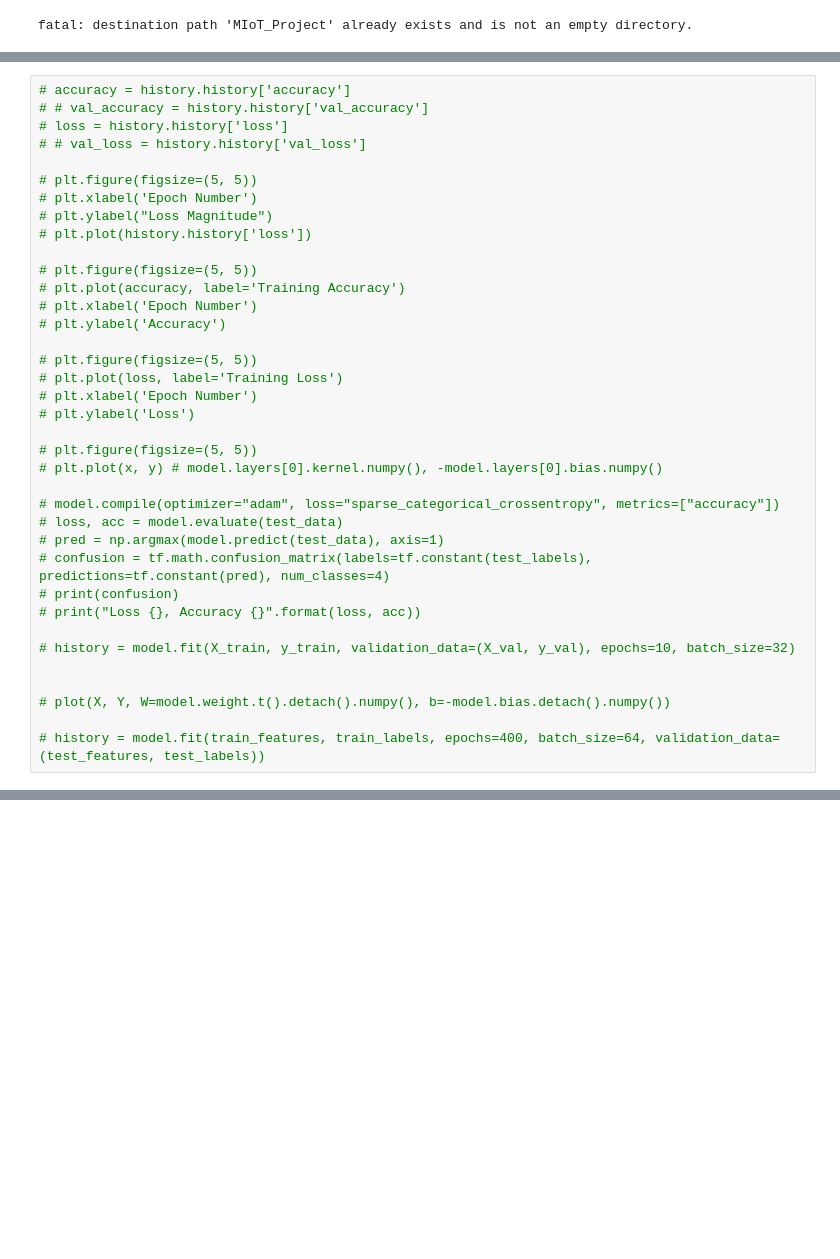
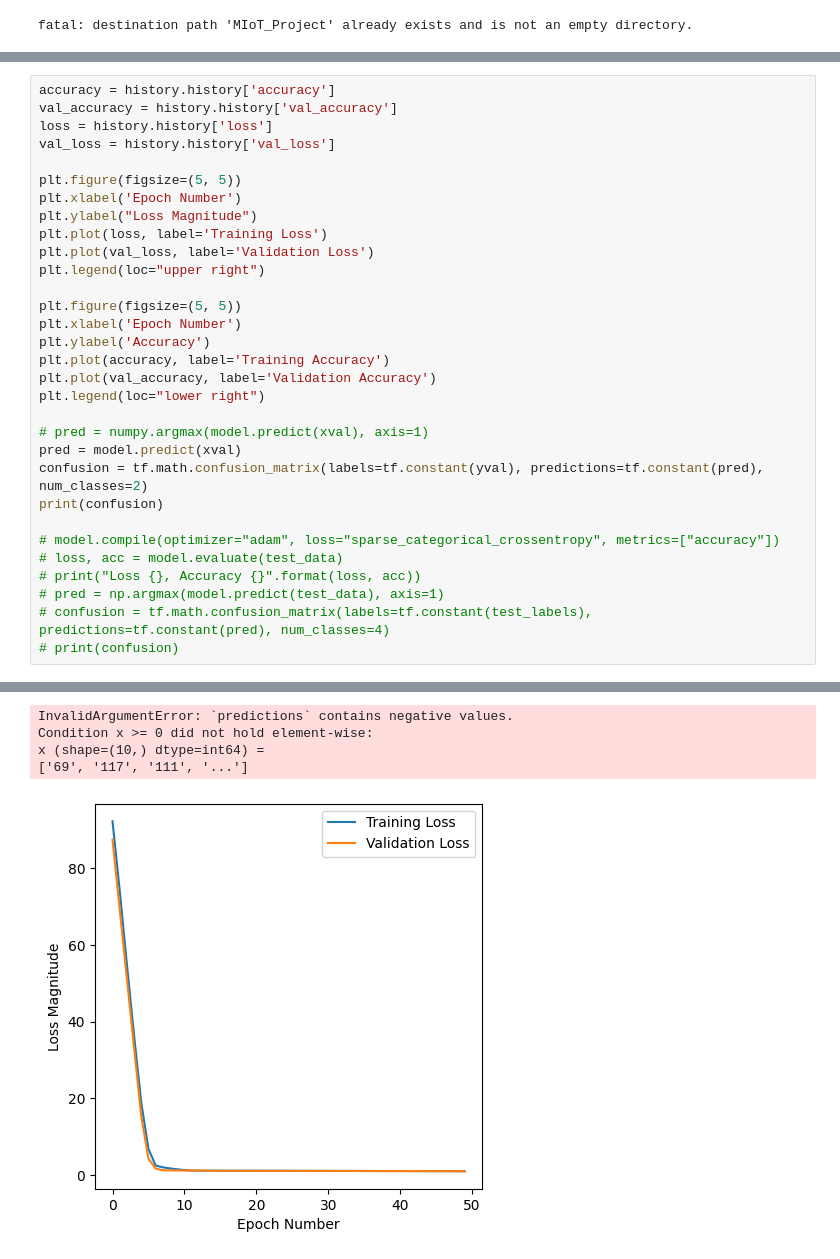
Before and after one commit to aclightbody/MIoT_Project, a Jupyter notebook: Project_ESP32_MPU6050_DMP6/Scripts/train.ipynb, the cells around one changed output, grey strips where cells are left out. Saved outputs shown, nothing was run; the diff lists cells and outputs as text; blank space fills up the shorter version.

```diff
--- a/Project_ESP32_MPU6050_DMP6/Scripts/train.ipynb
+++ b/Project_ESP32_MPU6050_DMP6/Scripts/train.ipynb
@@ -83,39 +128,34 @@ Model: "sequential"
  Non-trainable params: 0 (0.00 B)
  Optimizer params: 8 (36.00 B)
 # %%
-# accuracy = history.history['accuracy']
-# # val_accuracy = history.history['val_accuracy']
-# loss = history.history['loss']
-# # val_loss = history.history['val_loss']
+accuracy = history.history['accuracy']
+val_accuracy = history.history['val_accuracy']
+loss = history.history['loss']
+val_loss = history.history['val_loss']
 
-# plt.figure(figsize=(5, 5))
-# plt.xlabel('Epoch Number')
-# plt.ylabel("Loss Magnitude")
-# plt.plot(history.history['loss'])
+plt.figure(figsize=(5, 5))
+plt.xlabel('Epoch Number')
+plt.ylabel("Loss Magnitude")
+plt.plot(loss, label='Training Loss')
+plt.plot(val_loss, label='Validation Loss')
+plt.legend(loc="upper right")
 
-# plt.figure(figsize=(5, 5))
-# plt.plot(accuracy, label='Training Accuracy')
-# plt.xlabel('Epoch Number')
-# plt.ylabel('Accuracy')
+plt.figure(figsize=(5, 5))
+plt.xlabel('Epoch Number')
+plt.ylabel('Accuracy')
+plt.plot(accuracy, label='Training Accuracy')
+plt.plot(val_accuracy, label='Validation Accuracy')
+plt.legend(loc="lower right")
 
-# plt.figure(figsize=(5, 5))
-# plt.plot(loss, label='Training Loss')
-# plt.xlabel('Epoch Number')
-# plt.ylabel('Loss')
-
-# plt.figure(figsize=(5, 5))
-# plt.plot(x, y) # model.layers[0].kernel.numpy(), -model.layers[0].bias.numpy()
+# pred = numpy.argmax(model.predict(xval), axis=1)
+pred = model.predict(xval)
+confusion = tf.math.confusion_matrix(labels=tf.constant(yval), predictions=tf.constant(pred), num_classes=2)
+print(confusion)
 
 # model.compile(optimizer="adam", loss="sparse_categorical_crossentropy", metrics=["accuracy"])
 # loss, acc = model.evaluate(test_data)
+# print("Loss {}, Accuracy {}".format(loss, acc))
 # pred = np.argmax(model.predict(test_data), axis=1)
 # confusion = tf.math.confusion_matrix(labels=tf.constant(test_labels), predictions=tf.constant(pred), num_classes=4)
 # print(confusion)
-# print("Loss {}, Accuracy {}".format(loss, acc))
-
-# history = model.fit(X_train, y_train, validation_data=(X_val, y_val), epochs=10, batch_size=32)
-
-
-# plot(X, Y, W=model.weight.t().detach().numpy(), b=-model.bias.detach().numpy())
-
-# history = model.fit(train_features, train_labels, epochs=400, batch_size=64, validation_data=(test_features, test_labels))
+# %% [output]
@@ -121,0 +163,5 @@ Model: "sequential"
+InvalidArgumentError: `predictions` contains negative values.
+Condition x >= 0 did not hold element-wise:
+x (shape=(10,) dtype=int64) =
+['69', '117', '111', '...']
+[figure, added]
```
Also changed, not shown: parts of 9 cells of this notebook.
